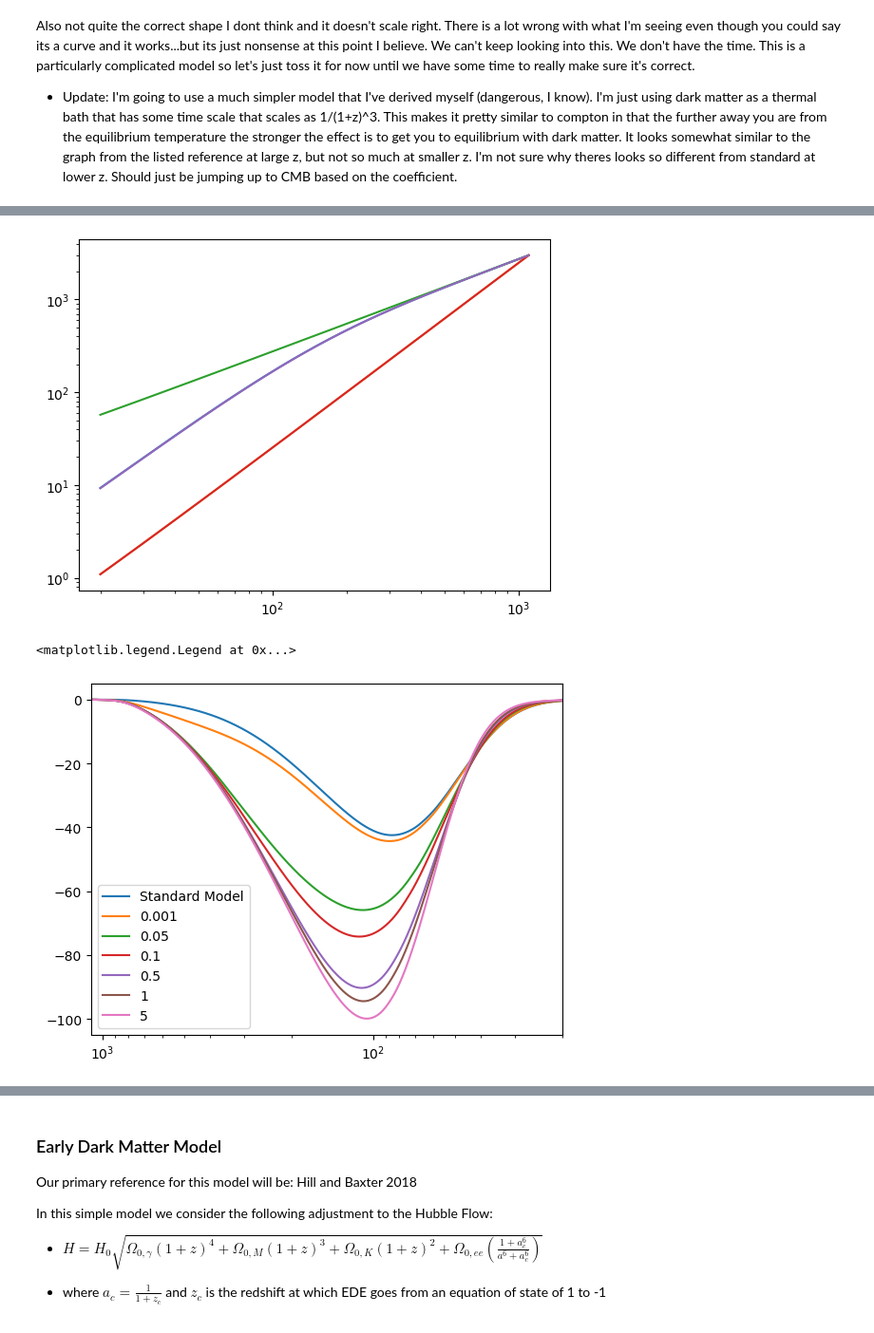
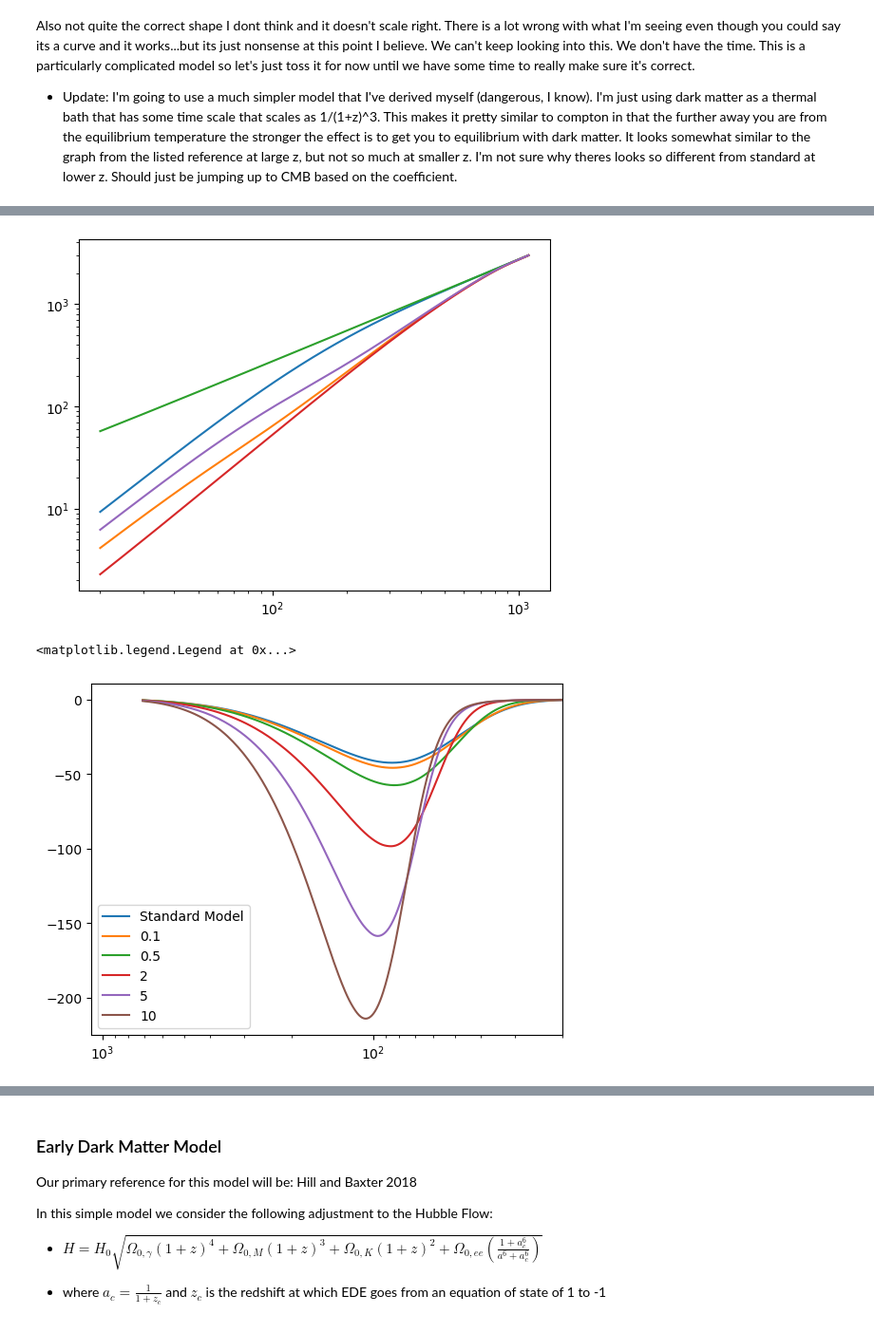
Before and after one commit to daba9359/LuCEE-Night_Simulation, a Jupyter notebook: LuCEE-Night_Simulation.ipynb, the cells around one changed output, grey strips where cells are left out. Shown at 95% size. Drawn from its saved outputs; the diff is of its cells as text; code cells hidden in the pictures.

```diff
--- a/LuCEE-Night_Simulation.ipynb
+++ b/LuCEE-Night_Simulation.ipynb
@@ -1010,6 +921,7 @@ def ERB_model (z_array,A_r,frequency,T_k,x_e=camb_xe_interp):
     ERB_function = scipy.interpolate.CubicSpline(z_array,dTb(z_array,x_e,T_k))
     return ERB_function
 # %%
+z_array = np.arange(1,50,0.1)
 T_k = Tk
 A_r = 0.1
 frequency = 78
@@ -1275,12 +1200,12 @@ def Tk_cool_simp (z_array,C):
     ## T_X stuff (Temperature of dark matter)
     T_X = 3000
     TX_array = np.zeros((num-1,2))
-    rate_dm = lambda z: 1/(C*10e-8)*(1/(1+z)**3)
+    rate_dm = lambda z: 1/(C)*(1/(1+z)**1)*10e16
 
     ### Heating and Cooling Processes ###
     adiabatic = lambda zs,T,ze:(1/(H(zs)*(1+zs)))*(2*H(zs)*T)*(ze-zs)
     compton = lambda zs,T,ze: (1/(H(zs)*(1+zs)))*((x_e(zs))/(1+f_He+x_e(zs)))*((T_gamma(zs)-T)/(t_c(zs)))*(ze-zs)
-    Millicharged = lambda zs,T,T_X,ze: ((T-T_X)/(rate_dm(zs)))*(ze-zs)
+    Millicharged = lambda zs,T,T_X,ze: (1/(H(zs)*(1+zs)))*((T-T_X)/(rate_dm(zs)))*(ze-zs)
 
     for i in range(num-1):
         zs = ze
@@ -1288,7 +1213,7 @@ def Tk_cool_simp (z_array,C):
         T += adiabatic(zs,T,ze)-compton(zs,T,ze) + Millicharged(zs,T,T_X,ze)    # This is where you would add the phenomenological cooling and heating parts
         Tk_array[i][0] = ze
         Tk_array[i][1] = T
-        T_X += adiabatic(zs,T_X,ze)-(omB0/omC0)*Millicharged(zs,T,T_X,ze)
+        T_X += adiabatic(zs,T_X,ze)-(omB0/(10*omC0))*Millicharged(zs,T,T_X,ze)
 
          # This is where you would add the phenomenological cooling and heating parts
         TX_array[i][0] = ze
@@ -1302,9 +1227,8 @@ z_array_Tk=np.arange(20,1100,0.001)
 # MCDM3 = Tk_MCDM(z_array_Tk,0.004,1,0.1e-4)
 # MCDM4 = Tk_MCDM(z_array_Tk,0.001,5,0.3e-4)
 # MCDM5 = Tk_MCDM(z_array_Tk,0.001,1,0.1e-4)
-MCDM_simp1 = Tk_cool_simp(z_array_Tk,0.001)
-MCDM_simp2 = Tk_cool_simp(z_array_Tk,0.05)
-MCDM_simp3 = Tk_cool_simp(z_array_Tk,0.1)
-MCDM_simp4 = Tk_cool_simp(z_array_Tk,0.5)
-MCDM_simp5 = Tk_cool_simp(z_array_Tk,1)
-MCDM_simp6 = Tk_cool_simp(z_array_Tk,10)
+MCDM_simp1 = Tk_cool_simp(z_array_Tk,0.1)
+MCDM_simp2 = Tk_cool_simp(z_array_Tk,0.5)
+MCDM_simp3 = Tk_cool_simp(z_array_Tk,2)
+MCDM_simp4 = Tk_cool_simp(z_array_Tk,5)
+MCDM_simp5 = Tk_cool_simp(z_array_Tk,10)
@@ -1314,33 +1235,33 @@ MCDM_simp6 = Tk_cool_simp(z_array_Tk,10)
 # %%
-# Tkish = Tk_cool_simp(z_array_Tk,1)
+Tkish = Tk_cool_simp(z_array_Tk,1)
 plt.plot(z_array,My_Tk[1](z_array))
 plt.plot(z_array,Tkish[1](z_array))
 plt.plot(z_array,T_gamma(z_array))
-plt.plot(MCDM_simp1[2].transpose()[0],MCDM_simp1[2].transpose()[1])
-plt.plot(MCDM_simp1[0].transpose()[0],MCDM_simp1[0].transpose()[1])
+plt.plot(MCDM_simp6[2].transpose()[0],MCDM_simp6[2].transpose()[1])
+plt.plot(MCDM_simp6[0].transpose()[0],MCDM_simp6[0].transpose()[1])
 plt.xscale("log")
 plt.yscale("log")
 # %% [output]
-[figure, old version]
+[figure, new version]
 # %%
 plt.plot(z_array,dTb(z_array,camb_xe_interp,My_Tk[1]),label="Standard Model")
 # plt.plot(z_array,dTb(z_array,camb_xe_interp,MCDM[1]),label="Model A")   # looks good barring numerically instability
 # plt.plot(z_array,dTb(z_array,camb_xe_interp,MCDM2[1]),label="Model B")  #looks good
 # plt.plot(z_array,dTb(z_array,camb_xe_interp,MCDM3[1]),label="Model C")  # completely wrong
 # plt.plot(z_array,dTb(z_array,camb_xe_interp,MCDM4[1]),label="Model D")  # completely wrong
 # plt.plot(z_array,dTb(z_array,camb_xe_interp,MCDM5[1]),label="Model E")  # completely wrong
-plt.plot(z_array,dTb(z_array,camb_xe_interp,MCDM_simp1[1]),label="0.001")  #looks good
-plt.plot(z_array,dTb(z_array,camb_xe_interp,MCDM_simp2[1]),label="0.05")  #looks good
-plt.plot(z_array,dTb(z_array,camb_xe_interp,MCDM_simp3[1]),label="0.1")  #looks good
-plt.plot(z_array,dTb(z_array,camb_xe_interp,MCDM_simp4[1]),label="0.5")  #looks good
-plt.plot(z_array,dTb(z_array,camb_xe_interp,MCDM_simp5[1]),label="1")  #looks good
-plt.plot(z_array,dTb(z_array,camb_xe_interp,MCDM_simp6[1]),label="5")  #looks good
+plt.plot(z_array,dTb(z_array,camb_xe_interp,MCDM_simp1[1]),label="0.1")  #looks good
+plt.plot(z_array,dTb(z_array,camb_xe_interp,MCDM_simp2[1]),label="0.5")  #looks good
+plt.plot(z_array,dTb(z_array,camb_xe_interp,MCDM_simp3[1]),label="2")  #looks good
+plt.plot(z_array,dTb(z_array,camb_xe_interp,MCDM_simp4[1]),label="5")  #looks good
+plt.plot(z_array,dTb(z_array,camb_xe_interp,MCDM_simp5[1]),label="10")  #looks good
+
 
 
 plt.xlim(1100,20)
 # plt.ylim(-100,0)
 plt.xscale("log")
 plt.legend()
 # %% [output]
 <matplotlib.legend.Legend at 0x...>
-[figure, old version]
+[figure, new version]
```
Also changed, not shown: parts of 25 cells of this notebook, 7 other files.
